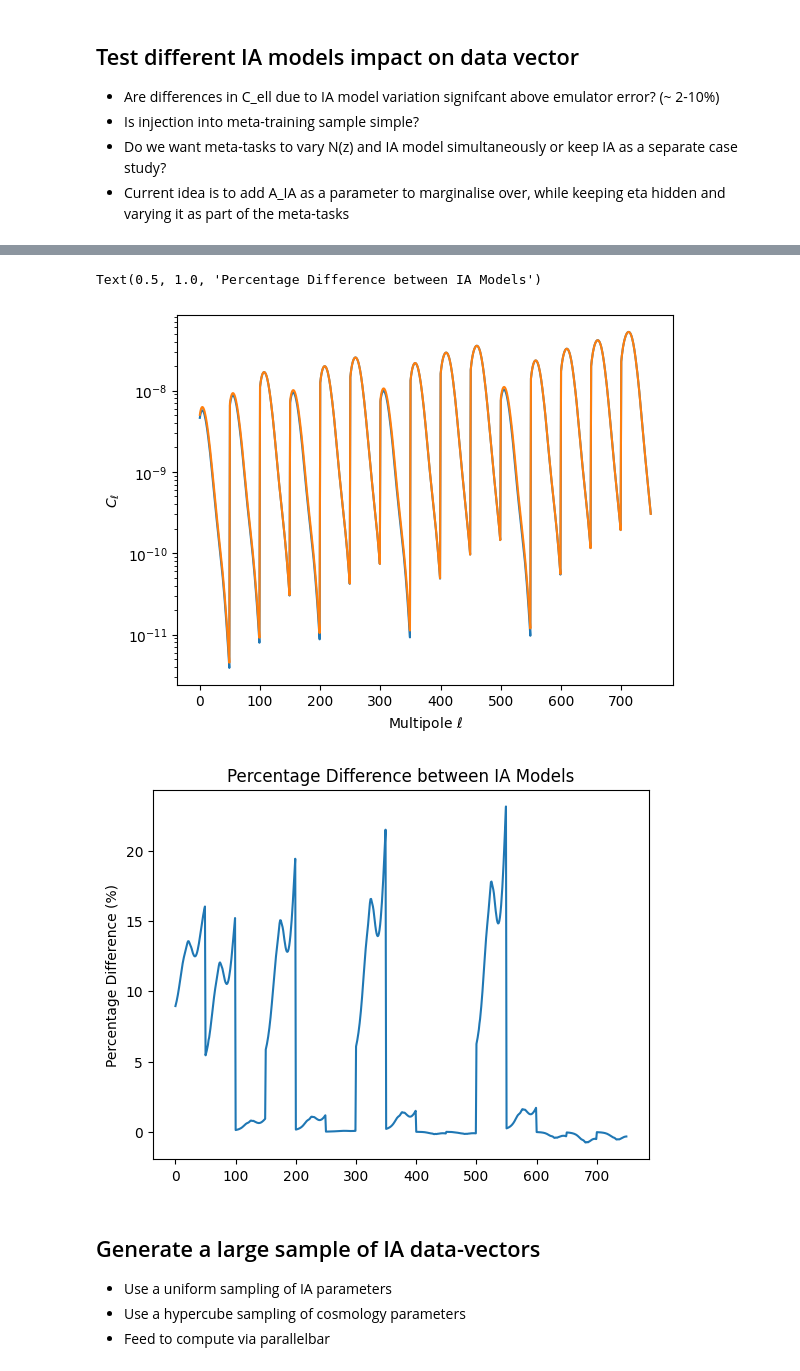
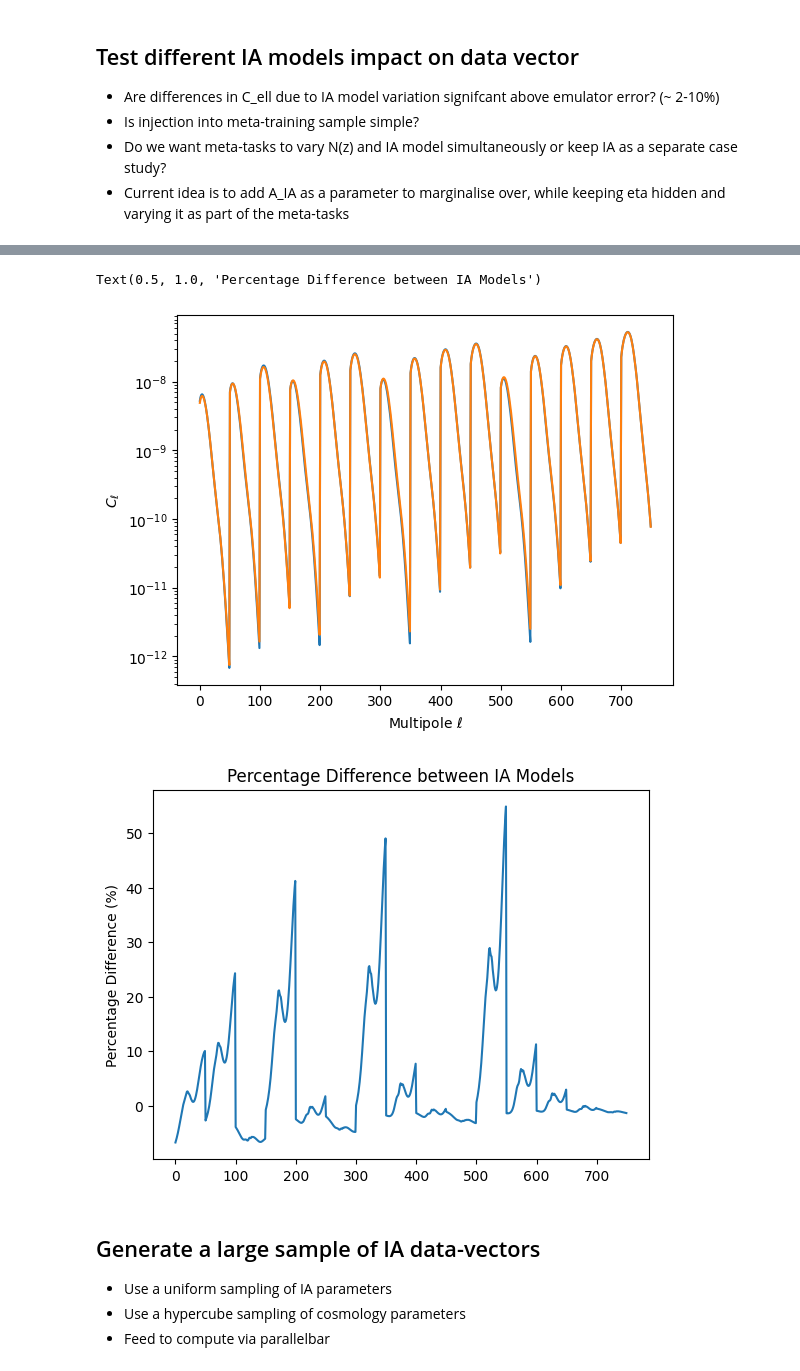
Before and after one commit to CMacM/CosyMAML, a Jupyter notebook: REVISION_IA_test.ipynb, the cells around one changed output, grey strips where cells are left out. Cells and saved outputs as stored; diff of their text form; code cells hidden in the pictures.

```diff
--- a/REVISION_IA_test.ipynb
+++ b/REVISION_IA_test.ipynb
@@ -80,3 +82,9 @@ plt.legend()
+# %%
+sigma_z_range = np.linspace(0.02, 0.07, n_tasks)
+
+# compute dndz with different photo-z errors
+z_ph, dndz_bin_ph_min = build_nz_bins(sigma_z=sigma_z_range.min(), n_bins=n_bins)
+z_ph, dndz_bin_ph_max = build_nz_bins(sigma_z=sigma_z_range.max(), n_bins=n_bins)
 # %%
 def compute_cl_ia(cosmo, z_ph, ells, dndz_bin_ph, A_ia_model):
     n_bins = dndz_bin_ph.shape[0]
@@ -86,43 +94,54 @@ def compute_cl_ia(cosmo, z_ph, ells, dndz_bin_ph, A_ia_model):
     for i, arg in enumerate(inds):
         j, k = arg
         tracer1 = ccl.WeakLensingTracer(
             cosmo,
             dndz=(z_ph, dndz_bin_ph[j]),
-            ia_bias=(z_ph, A_ia_model)
+            ia_bias=(z_ph, A_ia_model),
+            use_A_ia=True # use conventional IA normalisation with growth factor
         )
         tracer2 = ccl.WeakLensingTracer(
             cosmo,
             dndz=(z_ph, dndz_bin_ph[k]),
-            ia_bias=(z_ph, A_ia_model)
+            ia_bias=(z_ph, A_ia_model),
+            use_A_ia=True # use conventional IA normalisation with growth factor
         )
         c_ells[i,:] = ccl.angular_cl(cosmo, tracer1, tracer2, ells)
 
     return c_ells.flatten()
 
+# Define a cosmology using CCL
+cosmo = ccl.Cosmology(
+    Omega_c=0.27,
+    Omega_b=0.045,
+    h=0.67,
+    n_s=0.96,
+    sigma8=0.8
+)
+
 # Define multipoles
-ells = np.geomspace(2, 2000, 50)
+ells = np.geomspace(2, 5000, 50)
 
 # Compute Cls without and with redshift evolution
-cl_no_evol = compute_cl_ia(cosmo, z_ph, ells, dndz_bin_ph, A_ia)
-cl_with_evol = compute_cl_ia(cosmo, z_ph, ells, dndz_bin_ph, A_ia_evol)
+cl_max_z0 = compute_cl_ia(cosmo, z_ph, ells, dndz_bin_ph_max, A_ia_max)
+cl_min_z0 = compute_cl_ia(cosmo, z_ph, ells, dndz_bin_ph_min, A_ia_min)
 
 # Plot the results
-plt.semilogy(cl_no_evol, label='NLA IA without redshift evolution')
-plt.semilogy(cl_with_evol, label='NLA IA with redshift evolution')
+plt.semilogy(cl_min_z0, label='NLA IA Minimum Pivot Z')
+plt.semilogy(cl_max_z0, label='NLA IA Maximum Pivot Z')
 plt.xlabel(r'Multipole $\ell$')
 plt.ylabel(r'$C_\ell$')
 
 # Calculate % difference as function of ell
-percent_diff = 100 * (cl_with_evol - cl_no_evol) / cl_no_evol
+percent_diff = 100 * (cl_max_z0 - cl_min_z0) / cl_min_z0
 plt.figure()
 plt.plot(percent_diff)
 #plt.xlabel(r'Multipole $\ell$')
 plt.ylabel('Percentage Difference (%)')
 plt.title('Percentage Difference between IA Models')
 # %% [output]
 Text(0.5, 1.0, 'Percentage Difference between IA Models')
-[figure, old version]
+[figure, new version]
-[figure, old version]
+[figure, new version]
 # %% [markdown]
 ## Generate a large sample of IA data-vectors
 - Use a uniform sampling of IA parameters
```
Also changed, not shown: parts of 13 cells of this notebook, 10 other files.
